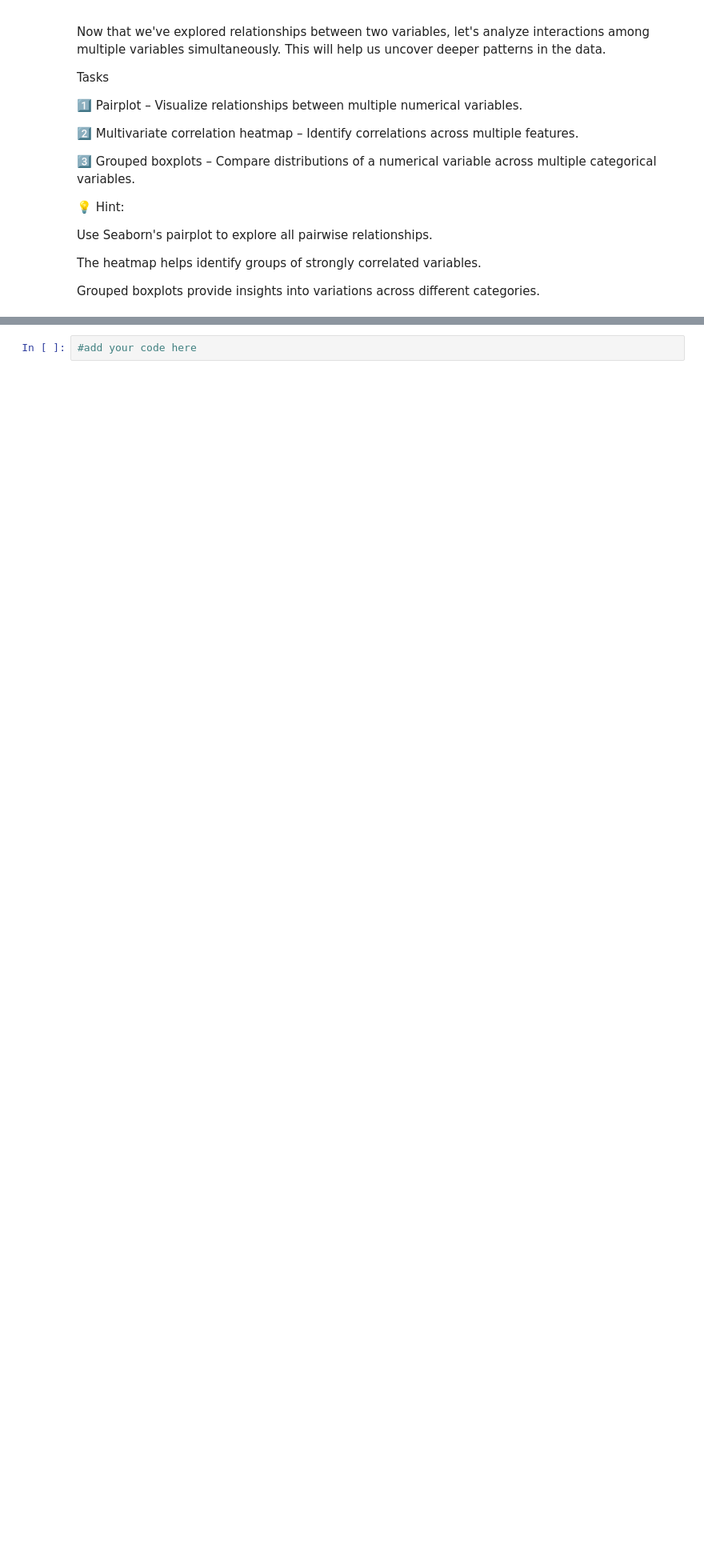
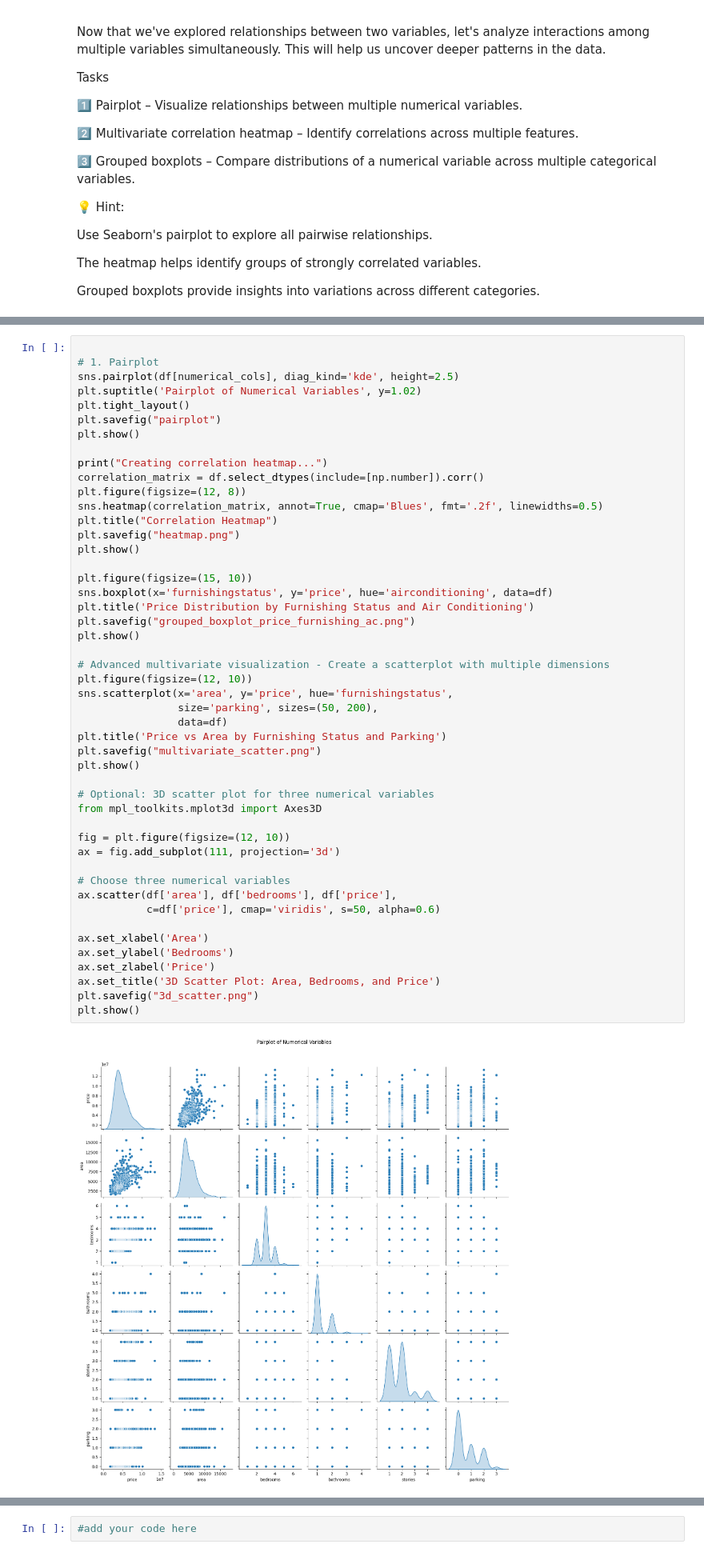
Before and after one commit to Joe-0009/Entry-Level-ML-Engineer-Bootcamp, a Jupyter notebook: week01/notebook.ipynb, the cells around one changed output, grey strips where cells are left out. Shown at 80% size. Cells and saved outputs as stored; diff of their text form; blank space fills up the shorter version.

```diff
--- a/week01/notebook.ipynb
+++ b/week01/notebook.ipynb
@@ -585,0 +583,50 @@ Grouped boxplots provide insights into variations across different categories.
+# %%
+
+# 1. Pairplot
+sns.pairplot(df[numerical_cols], diag_kind='kde', height=2.5)
+plt.suptitle('Pairplot of Numerical Variables', y=1.02)
+plt.tight_layout()
+plt.savefig("pairplot")
+plt.show()
+
+print("Creating correlation heatmap...")
+correlation_matrix = df.select_dtypes(include=[np.number]).corr()
+plt.figure(figsize=(12, 8))
+sns.heatmap(correlation_matrix, annot=True, cmap='Blues', fmt='.2f', linewidths=0.5)
+plt.title("Correlation Heatmap")
+plt.savefig("heatmap.png")
+plt.show()
+
+plt.figure(figsize=(15, 10))
+sns.boxplot(x='furnishingstatus', y='price', hue='airconditioning', data=df)
+plt.title('Price Distribution by Furnishing Status and Air Conditioning')
+plt.savefig("grouped_boxplot_price_furnishing_ac.png")
+plt.show()
+
+# Advanced multivariate visualization - Create a scatterplot with multiple dimensions
+plt.figure(figsize=(12, 10))
+sns.scatterplot(x='area', y='price', hue='furnishingstatus',
+                size='parking', sizes=(50, 200),
+                data=df)
+plt.title('Price vs Area by Furnishing Status and Parking')
+plt.savefig("multivariate_scatter.png")
+plt.show()
+
+# Optional: 3D scatter plot for three numerical variables
+from mpl_toolkits.mplot3d import Axes3D
+
+fig = plt.figure(figsize=(12, 10))
+ax = fig.add_subplot(111, projection='3d')
+
+# Choose three numerical variables
+ax.scatter(df['area'], df['bedrooms'], df['price'],
+           c=df['price'], cmap='viridis', s=50, alpha=0.6)
+
+ax.set_xlabel('Area')
+ax.set_ylabel('Bedrooms')
+ax.set_zlabel('Price')
+ax.set_title('3D Scatter Plot: Area, Bedrooms, and Price')
+plt.savefig("3d_scatter.png")
+plt.show()
+# %% [output]
+[figure, added]
```
Also changed, not shown: parts of 3 cells of this notebook, 11 other files.
